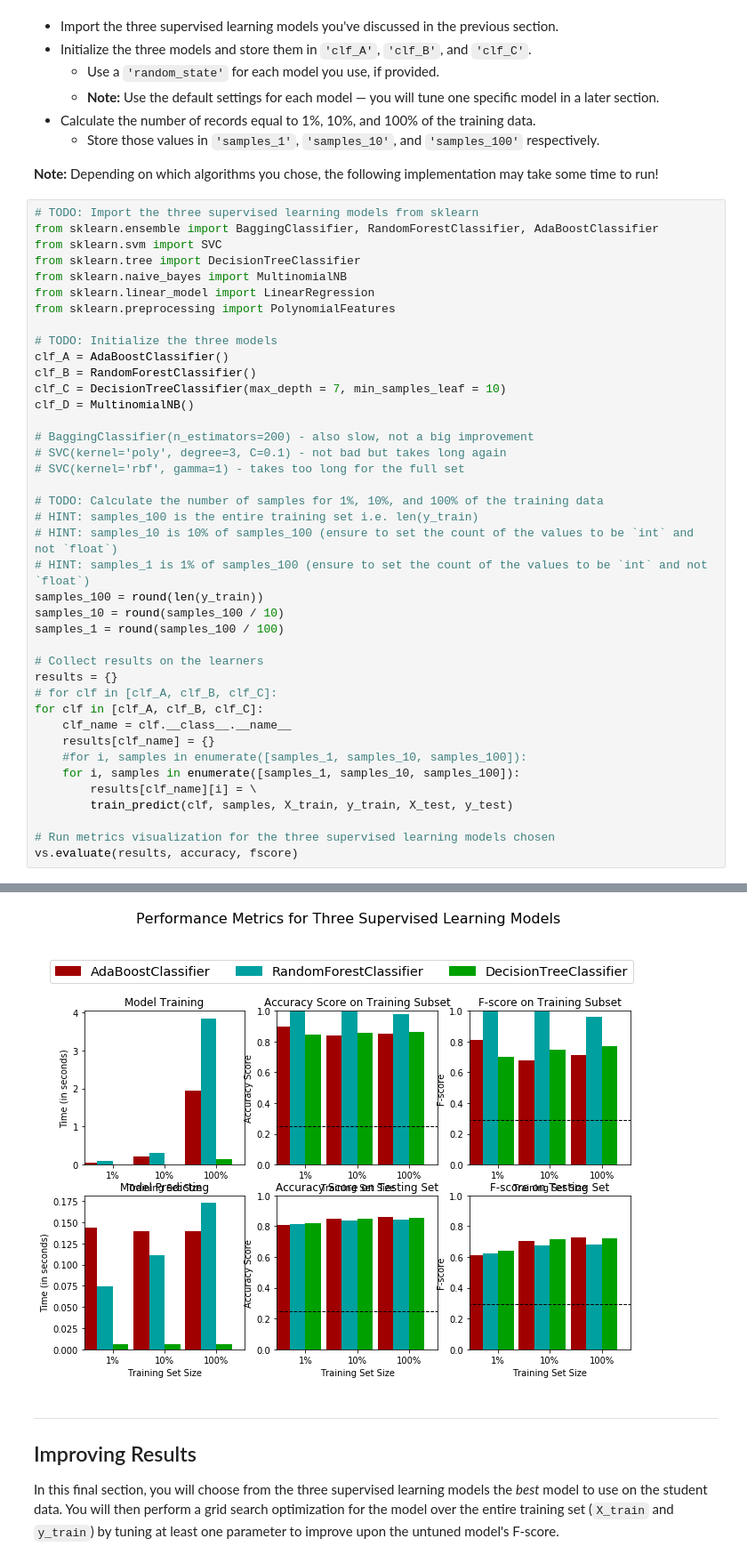
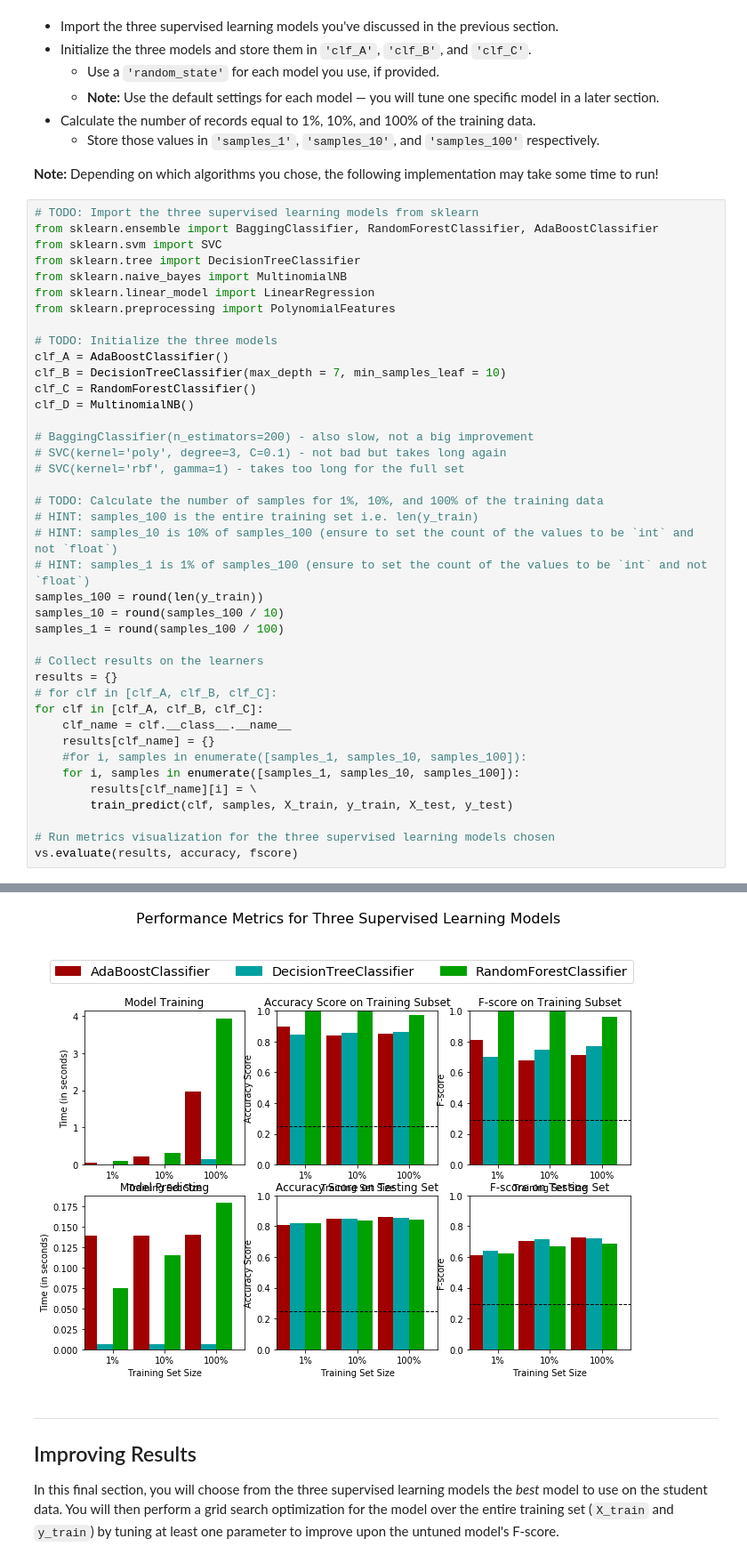
Before and after one commit to vasilkosturski/udacity-ml-intro, a Jupyter notebook: supervised-learning/finding-donors/finding_donors.ipynb, the cells around one changed output, grey strips where cells are left out. Shown at 89% size. Cells and saved outputs as stored; diff of their text form.

```diff
--- a/supervised-learning/finding-donors/finding_donors.ipynb
+++ b/supervised-learning/finding-donors/finding_donors.ipynb
@@ -405,8 +405,8 @@ from sklearn.preprocessing import PolynomialFeatures
 
 # TODO: Initialize the three models
 clf_A = AdaBoostClassifier()
-clf_B = RandomForestClassifier()
-clf_C = DecisionTreeClassifier(max_depth = 7, min_samples_leaf = 10)
+clf_B = DecisionTreeClassifier(max_depth = 7, min_samples_leaf = 10)
+clf_C = RandomForestClassifier()
 clf_D = MultinomialNB()
 
 # BaggingClassifier(n_estimators=200) - also slow, not a big improvement
@@ -455,4 +447,4 @@ DecisionTreeClassifier trained on 36177 samples.
-[figure, old version]
+[figure, new version]
 # %% [markdown]
 ----
 ## Improving Results
```
Also changed, not shown: parts of 5 cells of this notebook.
